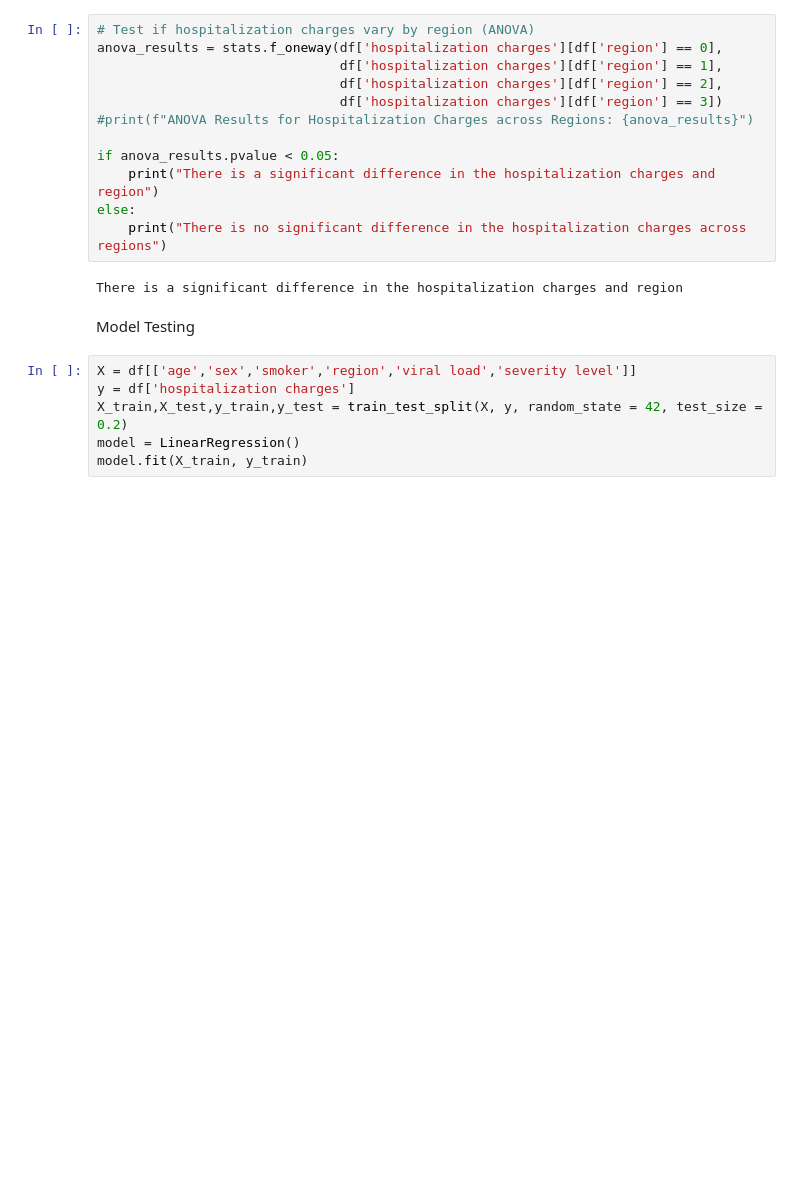
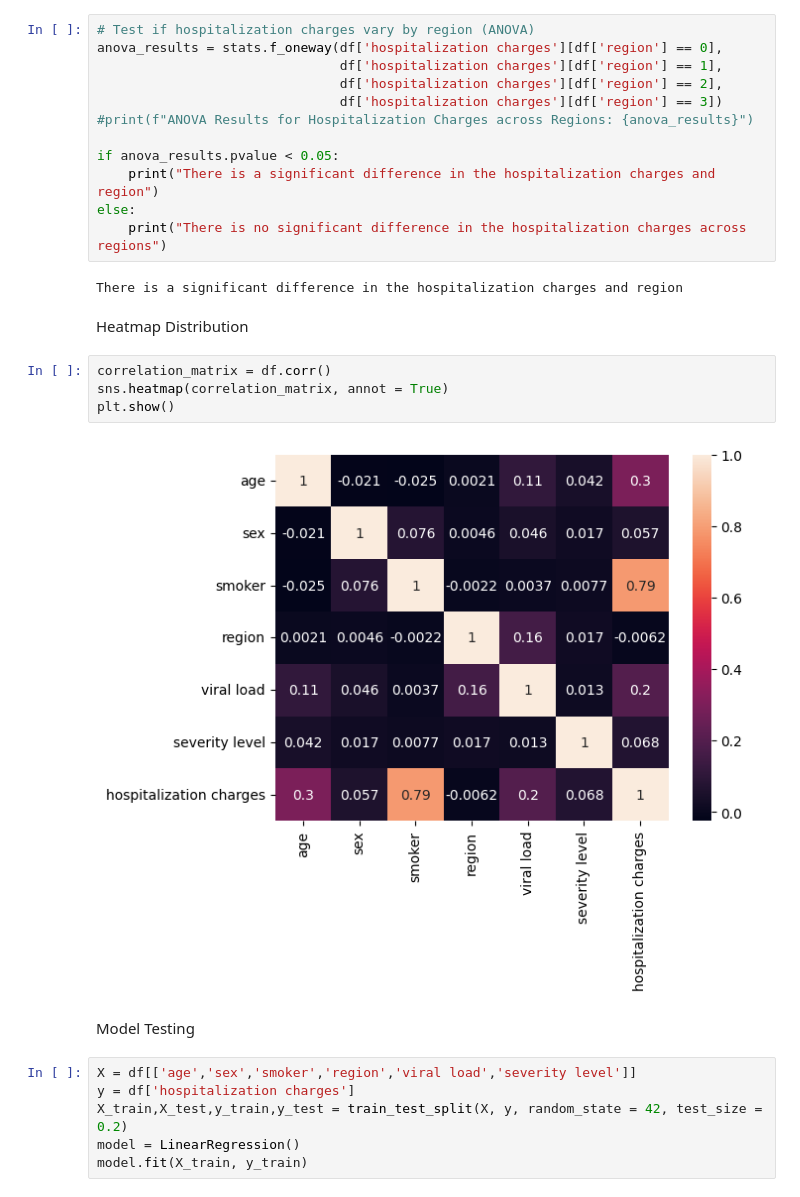
Before and after one commit to dipan97-hue/Hypothesis_Testing_Case_Study, a Jupyter notebook: Hypothesis_Testing.ipynb, the cells around one changed output. Cells and saved outputs as stored; diff of their text form; blank space fills up the shorter version.

```diff
--- a/Hypothesis_Testing.ipynb
+++ b/Hypothesis_Testing.ipynb
@@ -83,6 +83,14 @@ else:
     print("There is no significant difference in the hospitalization charges across regions")
 # %% [output]
 There is a significant difference in the hospitalization charges and region
+# %% [markdown]
+Heatmap Distribution
+# %%
+correlation_matrix = df.corr()
+sns.heatmap(correlation_matrix, annot = True)
+plt.show()
+# %% [output]
+[figure, added]
 # %% [markdown]
 Model Testing
 # %%
```
Also changed, not shown: parts of 3 cells of this notebook, 2 other files.
